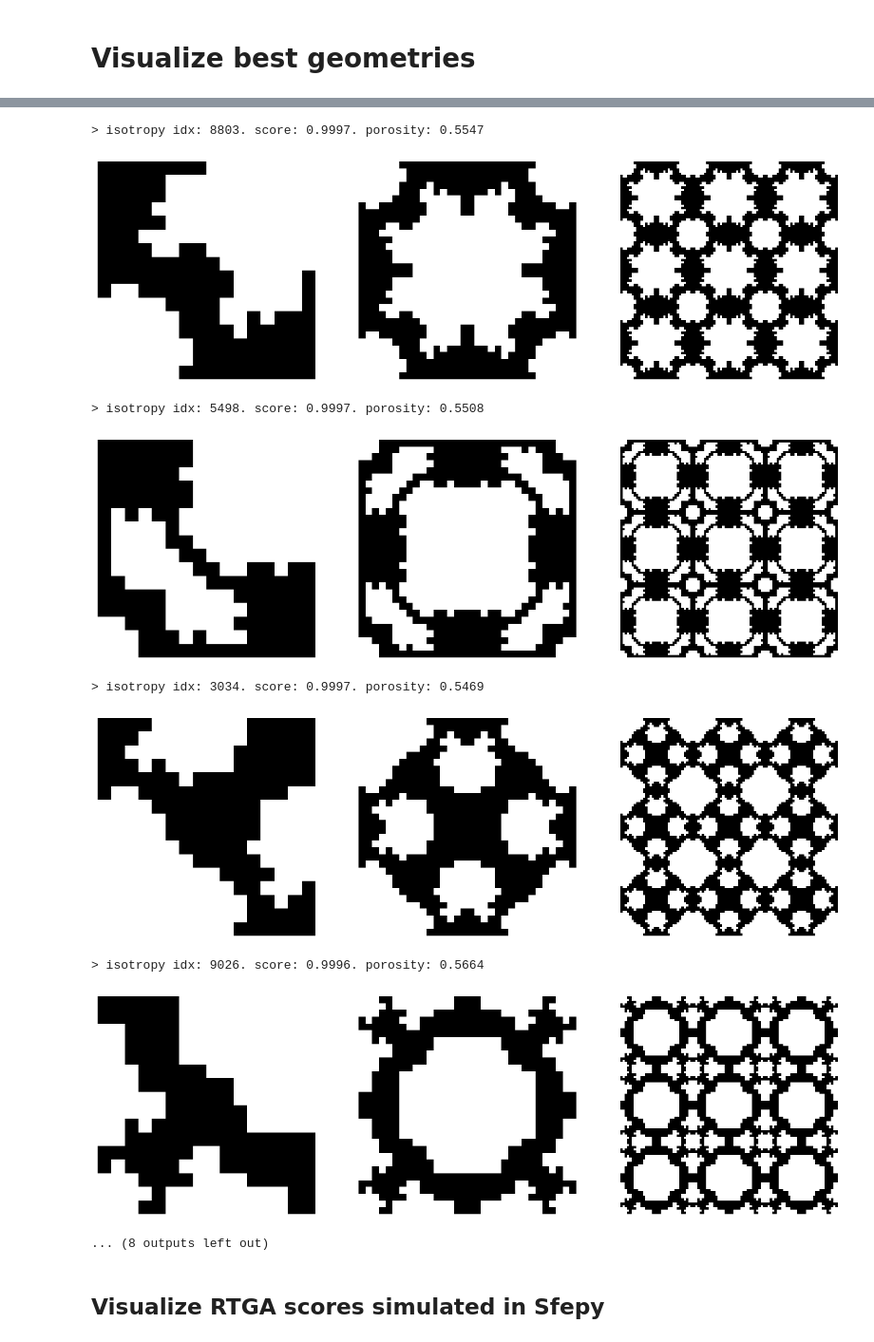
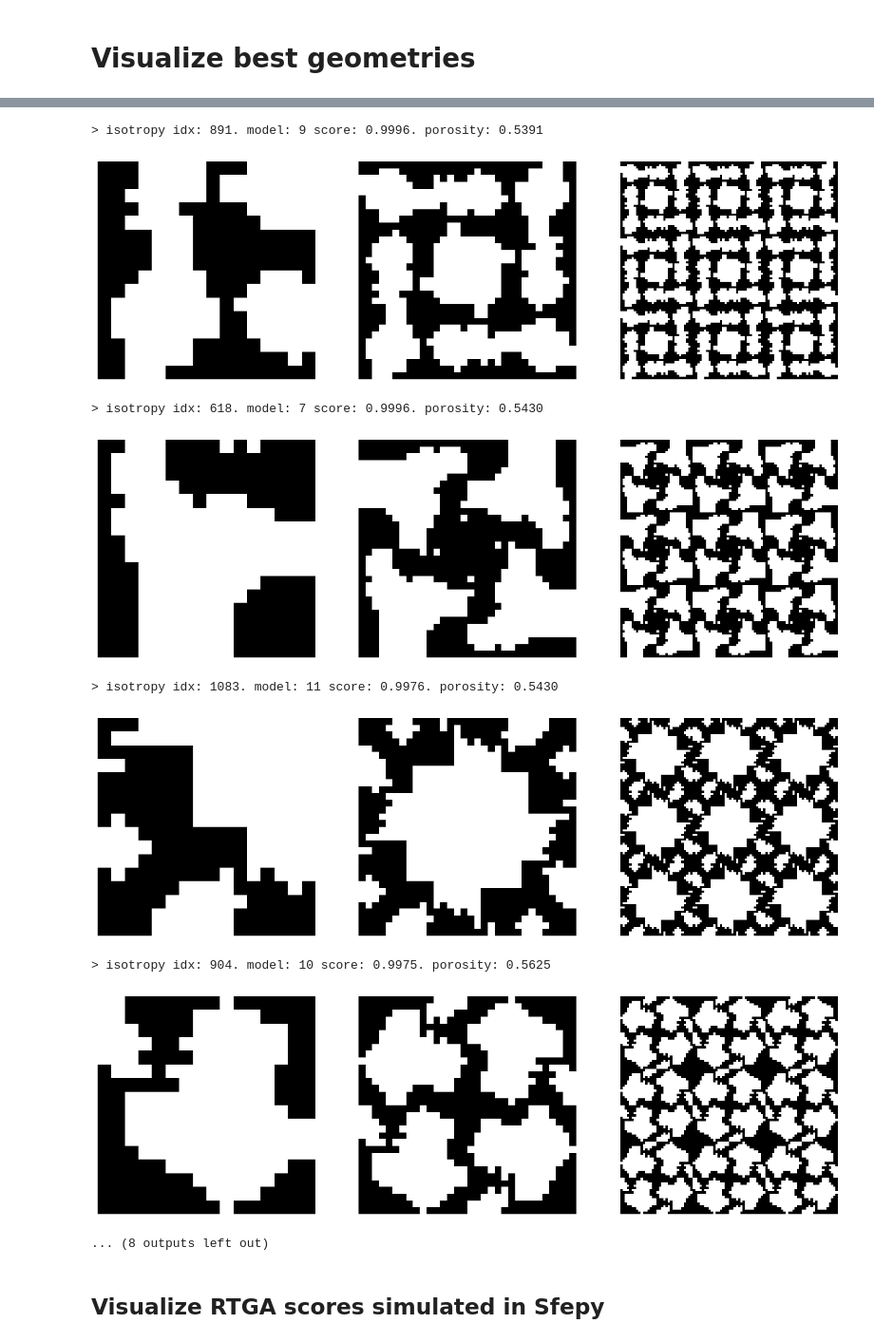
Before and after one commit to lucascbarbosa/INT, a Jupyter notebook: Manufatura Aditiva/Simulacao-GAN/pipeline/3- Machine_learning/Analyse/analysis.ipynb, the cells around one changed output, grey strips where cells are left out. Shown: that part at 95% size. Cells and saved outputs as stored; diff of their text form; code cells hidden in the pictures.

```diff
--- a/Manufatura Aditiva/Simulacao-GAN/pipeline/3- Machine_learning/Analyse/analysis.ipynb
+++ b/Manufatura Aditiva/Simulacao-GAN/pipeline/3- Machine_learning/Analyse/analysis.ipynb
@@ -55,7 +55,7 @@ def show(data, figsize, fontsize,showticks, showbar, cmap,fname=None,extension='
     if save:
         plt.savefig(fname, format=extension, dpi = 1200)
 dimension = '2'
-origin = '-r'
+origin = '-g'
 score = 'isotropy'
 simmetry = 'p4m'
 extension = 'svg'
@@ -104,7 +116,7 @@ if origin == "-r":
 # %% [markdown]
 # Visualize best geometries
 # %%
-origin = '-r'
+origin = '-g'
 simmetry = 'p4m'
 # scores = ['isotropy','hs']
 scores = ['isotropy']
@@ -218,11 +230,11 @@ for score in scores:
-> isotropy idx: 8803. score: 0.9997. porosity: 0.5547
+> isotropy idx: 891. model: 9 score: 0.9996. porosity: 0.5391
-[figure, old version]
+[figure, new version]
-> isotropy idx: 5498. score: 0.9997. porosity: 0.5508
+> isotropy idx: 618. model: 7 score: 0.9996. porosity: 0.5430
-[figure, old version]
+[figure, new version]
-> isotropy idx: 3034. score: 0.9997. porosity: 0.5469
+> isotropy idx: 1083. model: 11 score: 0.9976. porosity: 0.5430
-[figure, old version]
+[figure, new version]
-> isotropy idx: 9026. score: 0.9996. porosity: 0.5664
+> isotropy idx: 904. model: 10 score: 0.9975. porosity: 0.5625
-[figure, old version]
+[figure, new version]
 ... (8 outputs left out)
 # %% [markdown]
 ## Visualize RTGA scores simulated in Sfepy
```
Also changed, not shown: parts of 5 cells of this notebook, 51 other files.
